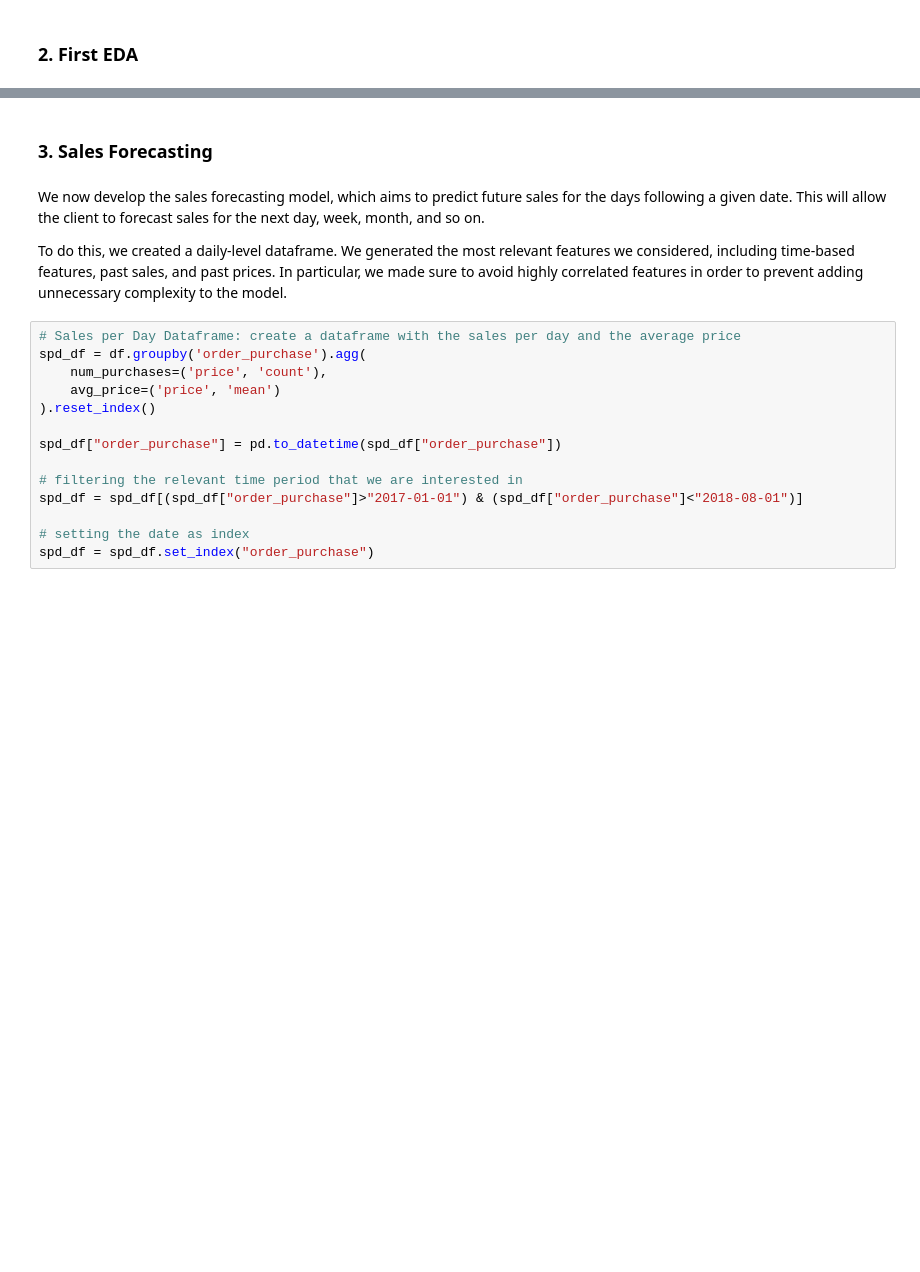
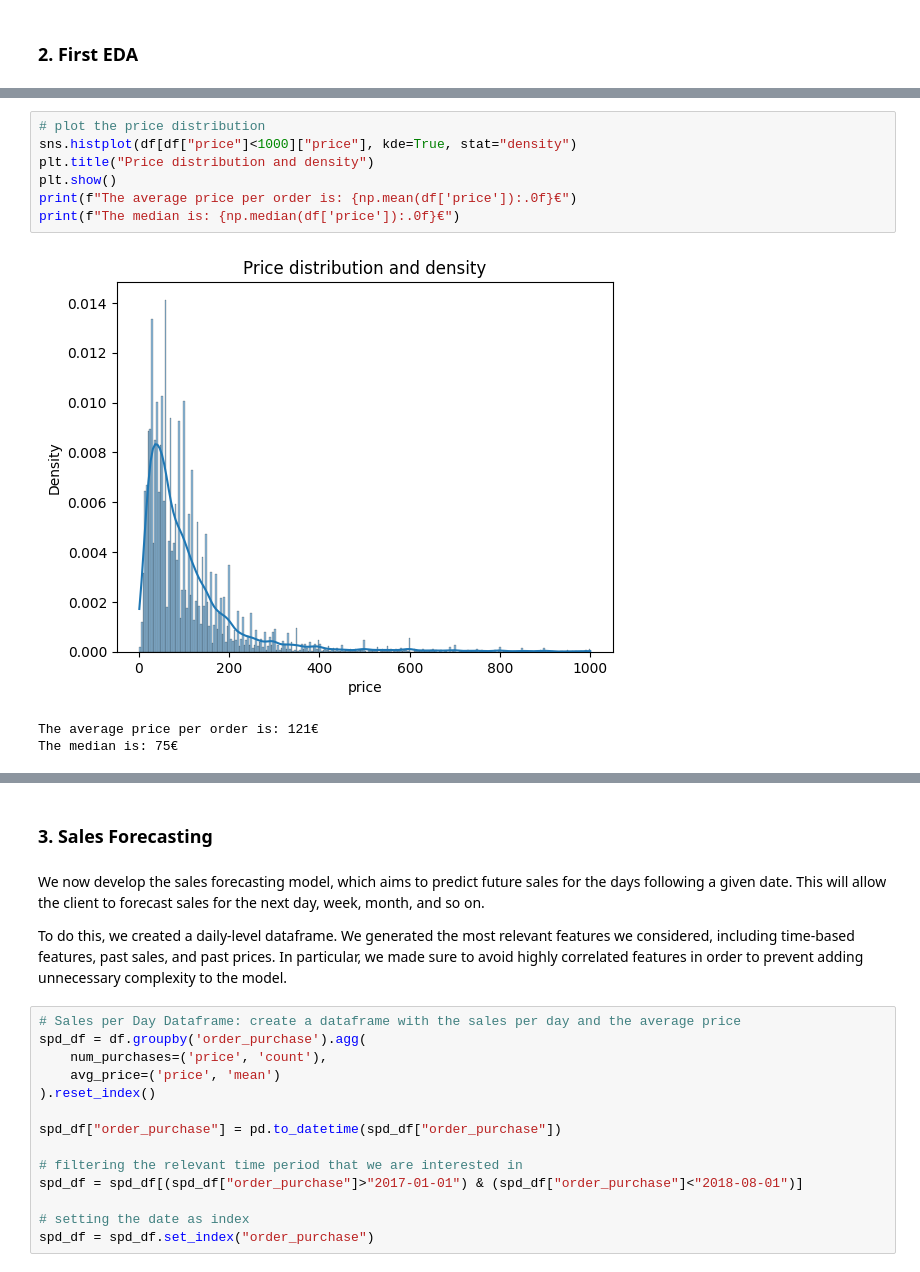
Before and after one commit to joseprs/MetyisProgrammingChallenge, a Jupyter notebook: regression.ipynb, the cells around one changed output, grey strips where cells are left out. Cells and saved outputs as stored; diff of their text form; blank space fills up the shorter version.

```diff
--- a/regression.ipynb
+++ b/regression.ipynb
@@ -98,0 +124,11 @@ df = df[df["product_category_name"]== "health_beauty"]
+# %%
+# plot the price distribution
+sns.histplot(df[df["price"]<1000]["price"], kde=True, stat="density")
+plt.title("Price distribution and density")
+plt.show()
+print(f"The average price per order is: {np.mean(df['price']):.0f}€")
+print(f"The median is: {np.median(df['price']):.0f}€")
+# %% [output]
+[figure, added]
+The average price per order is: 121€
+The median is: 75€
```
Also changed, not shown: parts of 5 cells of this notebook, 1 other file.
